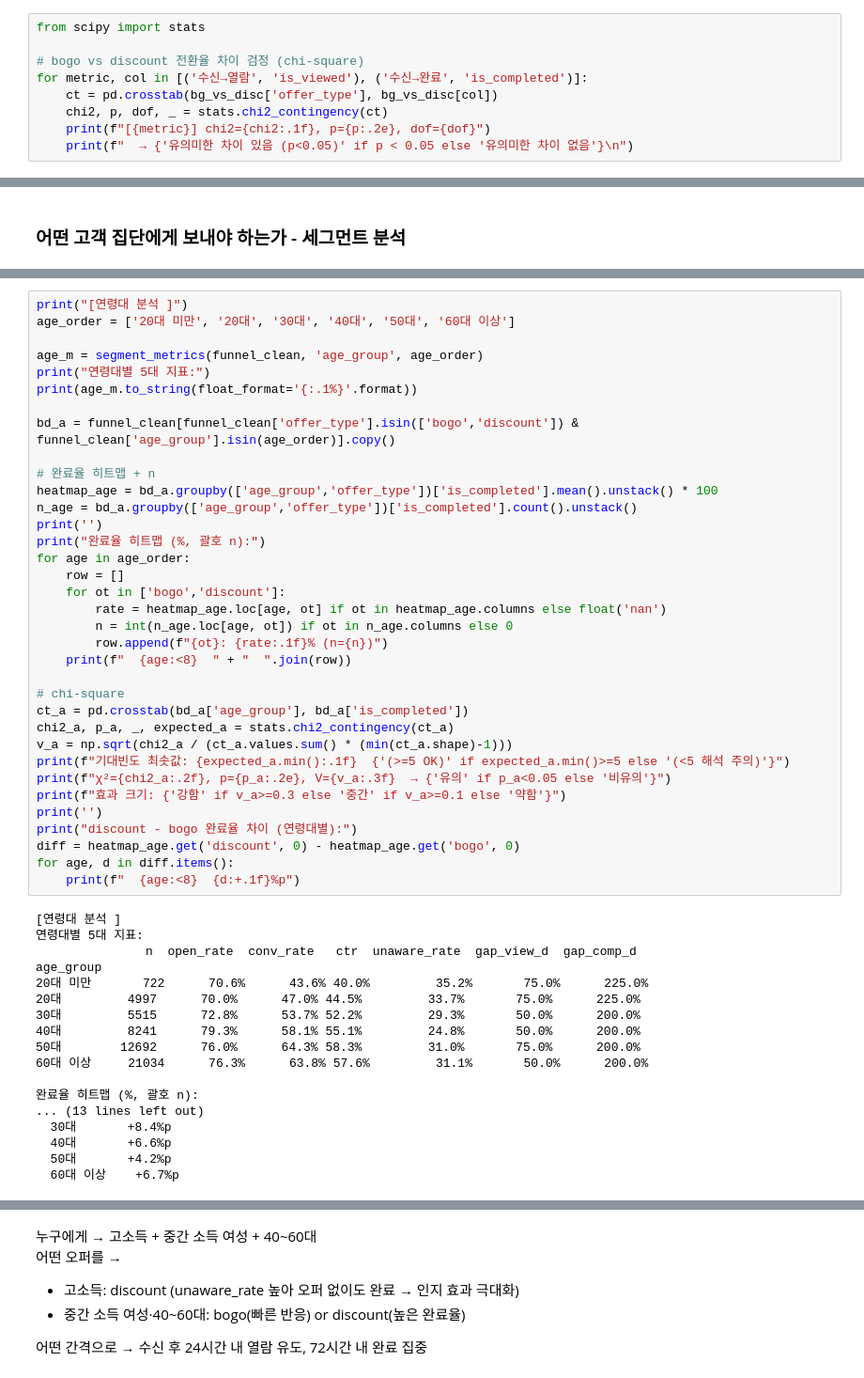
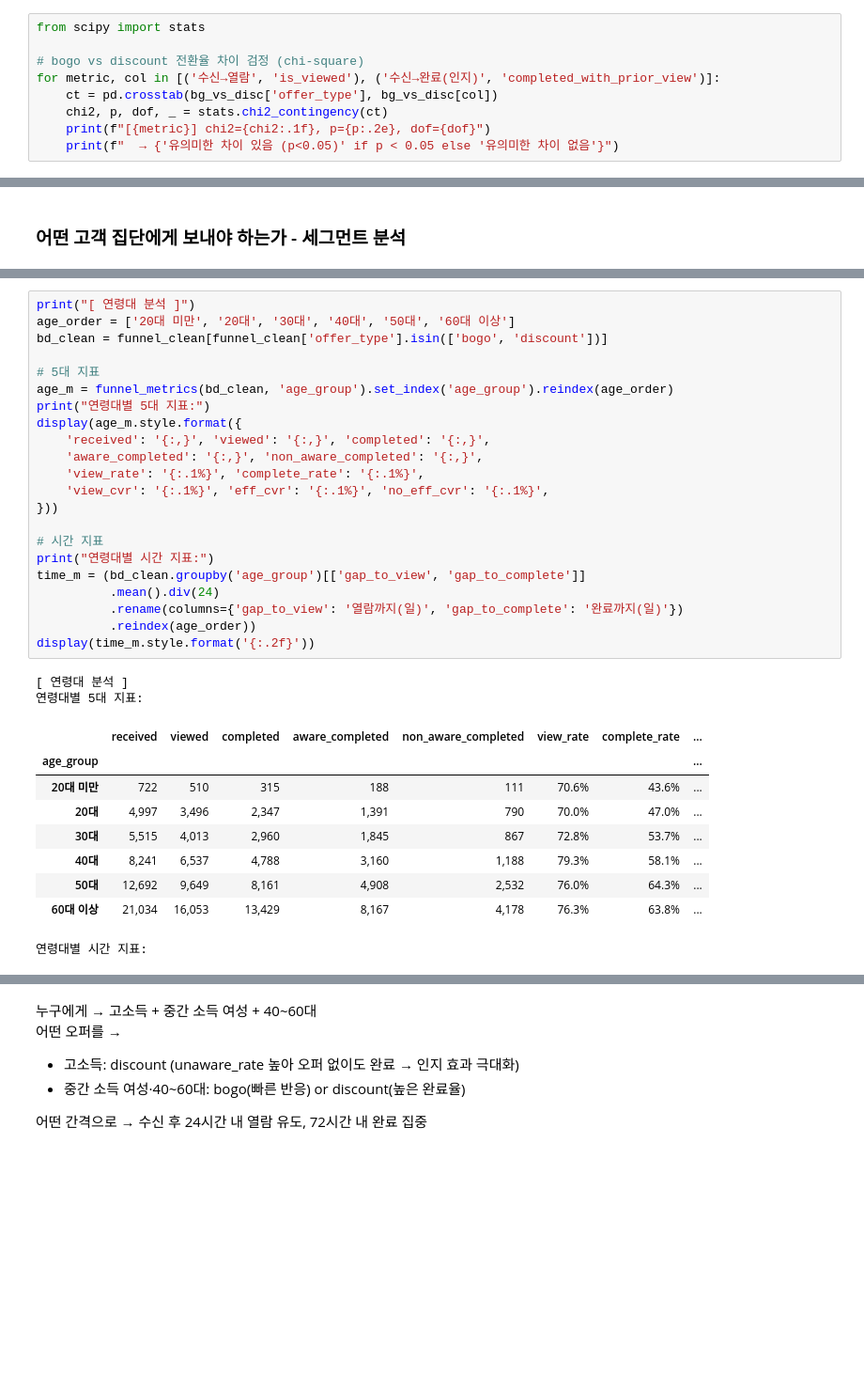
Before and after one commit to rladbstj56/practice_project, a Jupyter notebook: Soyun_EDA/analysis_최종.ipynb, the cells around one changed output, grey strips where cells are left out. Shown at 94% size. Saved outputs shown, nothing was run; the diff lists cells and outputs as text; blank space fills up the shorter version.

```diff
--- a/Soyun_EDA/analysis_최종.ipynb
+++ b/Soyun_EDA/analysis_최종.ipynb
@@ -552,11 +557,11 @@ conv_compare[['received', 'viewed', 'completed',
 from scipy import stats
 
 # bogo vs discount 전환율 차이 검정 (chi-square)
-for metric, col in [('수신→열람', 'is_viewed'), ('수신→완료', 'is_completed')]:
+for metric, col in [('수신→열람', 'is_viewed'), ('수신→완료(인지)', 'completed_with_prior_view')]:
     ct = pd.crosstab(bg_vs_disc['offer_type'], bg_vs_disc[col])
     chi2, p, dof, _ = stats.chi2_contingency(ct)
     print(f"[{metric}] chi2={chi2:.1f}, p={p:.2e}, dof={dof}")
-    print(f"  → {'유의미한 차이 있음 (p<0.05)' if p < 0.05 else '유의미한 차이 없음'}\n")
+    print(f"  → {'유의미한 차이 있음 (p<0.05)' if p < 0.05 else '유의미한 차이 없음'}")
 # %% [output]
 [수신→열람] chi2=1389.8, p=3.40e-304, dof=1
   → 유의미한 차이 있음 (p<0.05)
@@ -1439,53 +1716,34 @@ M           48.8      57.2
 # %%
-print("[연령대 분석 ]")
+print("[ 연령대 분석 ]")
 age_order = ['20대 미만', '20대', '30대', '40대', '50대', '60대 이상']
+bd_clean = funnel_clean[funnel_clean['offer_type'].isin(['bogo', 'discount'])]
 
-age_m = segment_metrics(funnel_clean, 'age_group', age_order)
+# 5대 지표
+age_m = funnel_metrics(bd_clean, 'age_group').set_index('age_group').reindex(age_order)
 print("연령대별 5대 지표:")
-print(age_m.to_string(float_format='{:.1%}'.format))
+display(age_m.style.format({
+    'received': '{:,}', 'viewed': '{:,}', 'completed': '{:,}',
+    'aware_completed': '{:,}', 'non_aware_completed': '{:,}',
+    'view_rate': '{:.1%}', 'complete_rate': '{:.1%}',
+    'view_cvr': '{:.1%}', 'eff_cvr': '{:.1%}', 'no_eff_cvr': '{:.1%}',
+}))
 
-bd_a = funnel_clean[funnel_clean['offer_type'].isin(['bogo','discount']) & funnel_clean['age_group'].isin(age_order)].copy()
-
-# 완료율 히트맵 + n
-heatmap_age = bd_a.groupby(['age_group','offer_type'])['is_completed'].mean().unstack() * 100
-n_age = bd_a.groupby(['age_group','offer_type'])['is_completed'].count().unstack()
-print('')
-print("완료율 히트맵 (%, 괄호 n):")
-for age in age_order:
-    row = []
-    for ot in ['bogo','discount']:
-        rate = heatmap_age.loc[age, ot] if ot in heatmap_age.columns else float('nan')
-        n = int(n_age.loc[age, ot]) if ot in n_age.columns else 0
-        row.append(f"{ot}: {rate:.1f}% (n={n})")
-    print(f"  {age:<8}  " + "  ".join(row))
-
-# chi-square
-ct_a = pd.crosstab(bd_a['age_group'], bd_a['is_completed'])
-chi2_a, p_a, _, expected_a = stats.chi2_contingency(ct_a)
-v_a = np.sqrt(chi2_a / (ct_a.values.sum() * (min(ct_a.shape)-1)))
-print(f"기대빈도 최솟값: {expected_a.min():.1f}  {'(>=5 OK)' if expected_a.min()>=5 else '(<5 해석 주의)'}")
-print(f"χ²={chi2_a:.2f}, p={p_a:.2e}, V={v_a:.3f}  → {'유의' if p_a<0.05 else '비유의'}")
-print(f"효과 크기: {'강함' if v_a>=0.3 else '중간' if v_a>=0.1 else '약함'}")
-print('')
-print("discount - bogo 완료율 차이 (연령대별):")
-diff = heatmap_age.get('discount', 0) - heatmap_age.get('bogo', 0)
-for age, d in diff.items():
-    print(f"  {age:<8}  {d:+.1f}%p")
+# 시간 지표
+print("연령대별 시간 지표:")
+time_m = (bd_clean.groupby('age_group')[['gap_to_view', 'gap_to_complete']]
+          .mean().div(24)
+          .rename(columns={'gap_to_view': '열람까지(일)', 'gap_to_complete': '완료까지(일)'})
+          .reindex(age_order))
+display(time_m.style.format('{:.2f}'))
 # %% [output]
-[연령대 분석 ]
+[ 연령대 분석 ]
 연령대별 5대 지표:
-               n  open_rate  conv_rate   ctr  unaware_rate  gap_view_d  gap_comp_d
-age_group
-20대 미만       722      70.6%      43.6% 40.0%         35.2%       75.0%      225.0%
-20대         4997      70.0%      47.0% 44.5%         33.7%       75.0%      225.0%
-30대         5515      72.8%      53.7% 52.2%         29.3%       50.0%      200.0%
-40대         8241      79.3%      58.1% 55.1%         24.8%       50.0%      200.0%
-50대        12692      76.0%      64.3% 58.3%         31.0%       75.0%      200.0%
-60대 이상     21034      76.3%      63.8% 57.6%         31.1%       50.0%      200.0%
-
-완료율 히트맵 (%, 괄호 n):
-... (13 lines left out)
-  30대       +8.4%p
-  40대       +6.6%p
-  50대       +4.2%p
-  60대 이상    +6.7%p
+|  | received | viewed | completed | aware_completed | non_aware_completed | view_rate | complete_rate | ... |
+| age_group |  |  |  |  |  |  |  | ... |
+| 20대 미만 | 722 | 510 | 315 | 188 | 111 | 70.6% | 43.6% | ... |
+| 20대 | 4,997 | 3,496 | 2,347 | 1,391 | 790 | 70.0% | 47.0% | ... |
+| 30대 | 5,515 | 4,013 | 2,960 | 1,845 | 867 | 72.8% | 53.7% | ... |
+| 40대 | 8,241 | 6,537 | 4,788 | 3,160 | 1,188 | 79.3% | 58.1% | ... |
+| 50대 | 12,692 | 9,649 | 8,161 | 4,908 | 2,532 | 76.0% | 64.3% | ... |
+| 60대 이상 | 21,034 | 16,053 | 13,429 | 8,167 | 4,178 | 76.3% | 63.8% | ... |
+연령대별 시간 지표:
```
Also changed, not shown: parts of 57 cells of this notebook, 4 other files.
